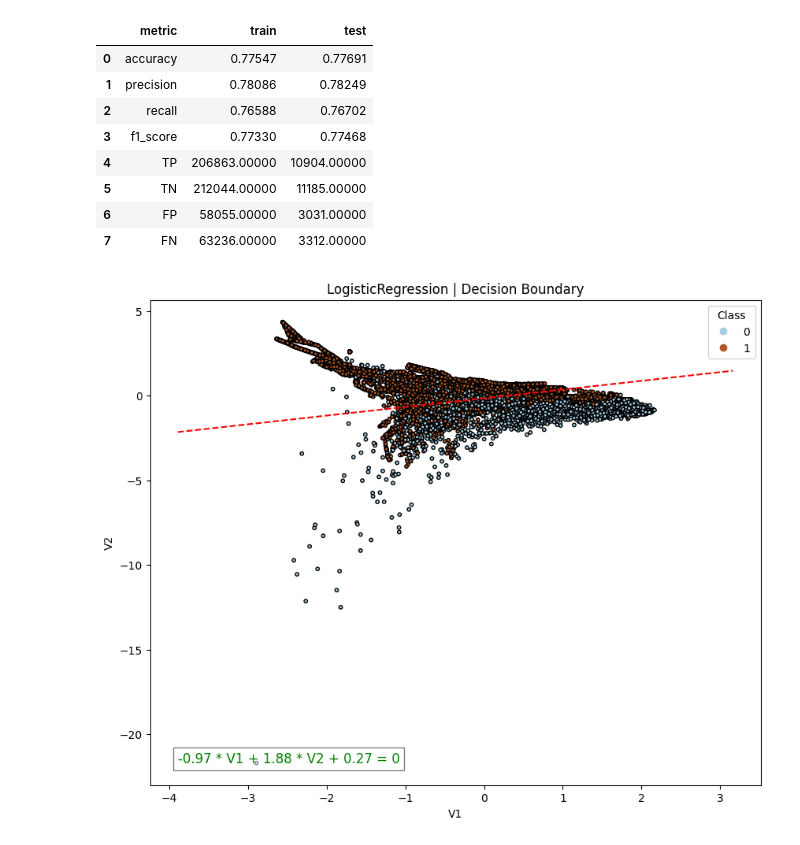
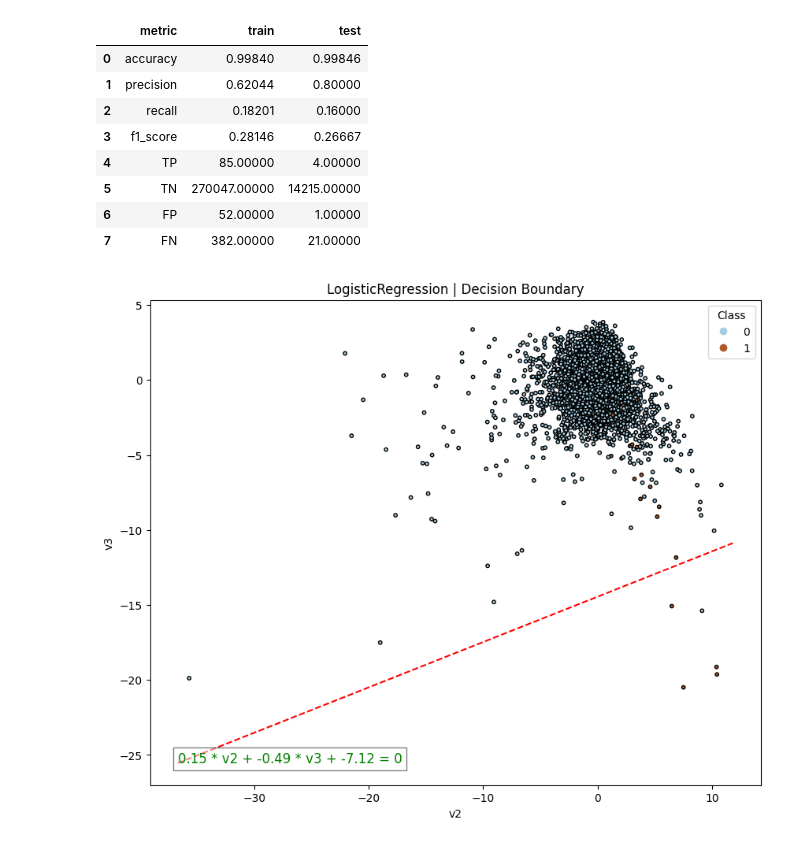
Before and after one commit to goncvlo/Fraud, a Jupyter notebook: notebooks/decision_boundary.ipynb, the cells around one changed output. Cells and saved outputs as stored; diff of their text form; code cells hidden in the pictures.

```diff
--- a/notebooks/decision_boundary.ipynb
+++ b/notebooks/decision_boundary.ipynb
@@ -56,26 +56,26 @@ Name: proportion, dtype: float64
 # %%
 # fit algorithm
 clf = Classification(algorithm='LogisticRegression')
-clf.fit(X=X_train.iloc[:, :2], y=y_train)
+clf.fit(X=X_train.iloc[:, 2:4], y=y_train)
 
 # test set evaluation
 eval = Evaluation(clf=clf, threshold=0.5)
 eval.fit(
-    X_train=X_train.iloc[:, :2], y_train=y_train
-    , X_test=X_test.iloc[:, :2], y_test=y_test
+    X_train=X_train.iloc[:, 2:4], y_train=y_train
+    , X_test=X_test.iloc[:, 2:4], y_test=y_test
     )
 # %% [output]
 |  | metric | train | test |
-| 0 | accuracy | 0.77547 | 0.77691 |
-| 1 | precision | 0.78086 | 0.78249 |
-| 2 | recall | 0.76588 | 0.76702 |
-| 3 | f1_score | 0.77330 | 0.77468 |
-| 4 | TP | 206863.00000 | 10904.00000 |
-| 5 | TN | 212044.00000 | 11185.00000 |
-| 6 | FP | 58055.00000 | 3031.00000 |
-| 7 | FN | 63236.00000 | 3312.00000 |
+| 0 | accuracy | 0.99840 | 0.99846 |
+| 1 | precision | 0.62044 | 0.80000 |
+| 2 | recall | 0.18201 | 0.16000 |
+| 3 | f1_score | 0.28146 | 0.26667 |
+| 4 | TP | 85.00000 | 4.00000 |
+| 5 | TN | 270047.00000 | 14215.00000 |
+| 6 | FP | 52.00000 | 1.00000 |
+| 7 | FN | 382.00000 | 21.00000 |
 # %%
 # plot 2d decision boundary
-plot_boundary(X=X_test.iloc[:, :2], y=y_test, clf=clf, plot_points=True)
+plot_boundary(X=X_test.iloc[:, 2:4], y=y_test, clf=clf, plot_points=True)
 # %% [output]
-[figure, old version]
+[figure, new version]
```
Also changed, not shown: parts of 2 cells of this notebook.
